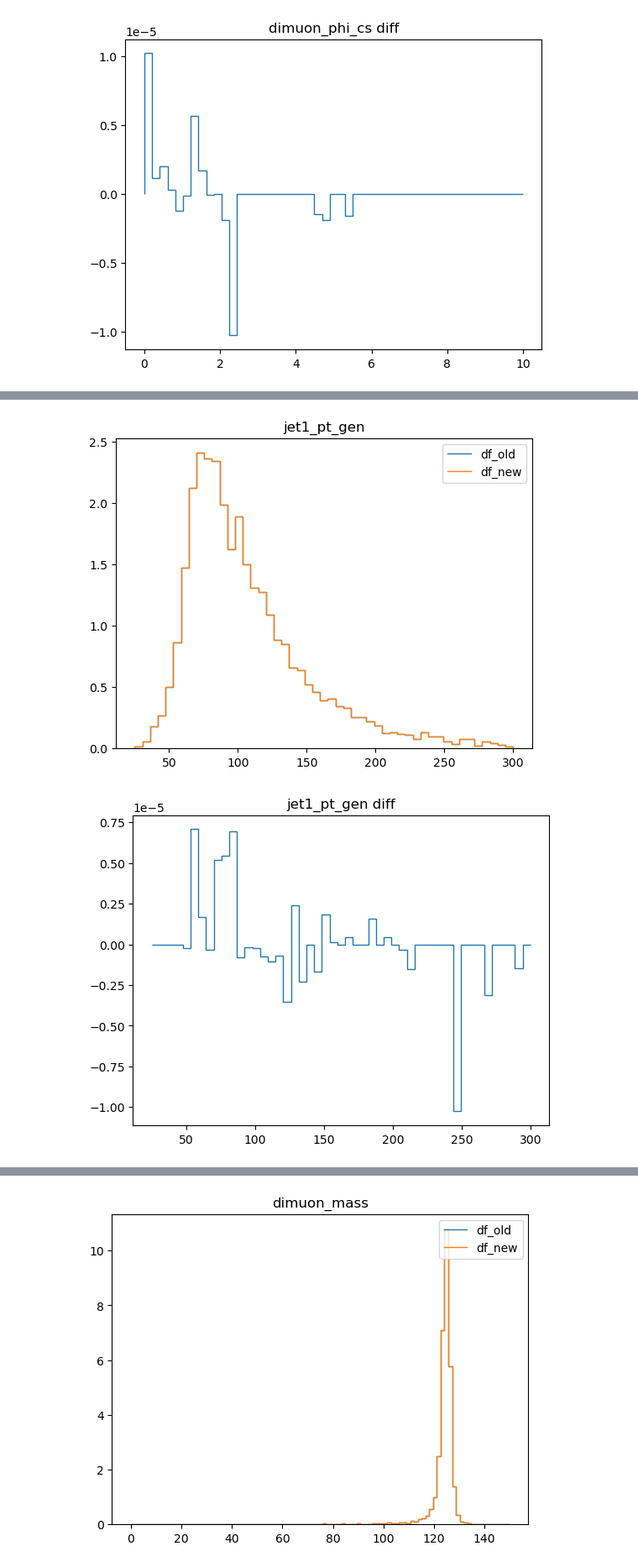
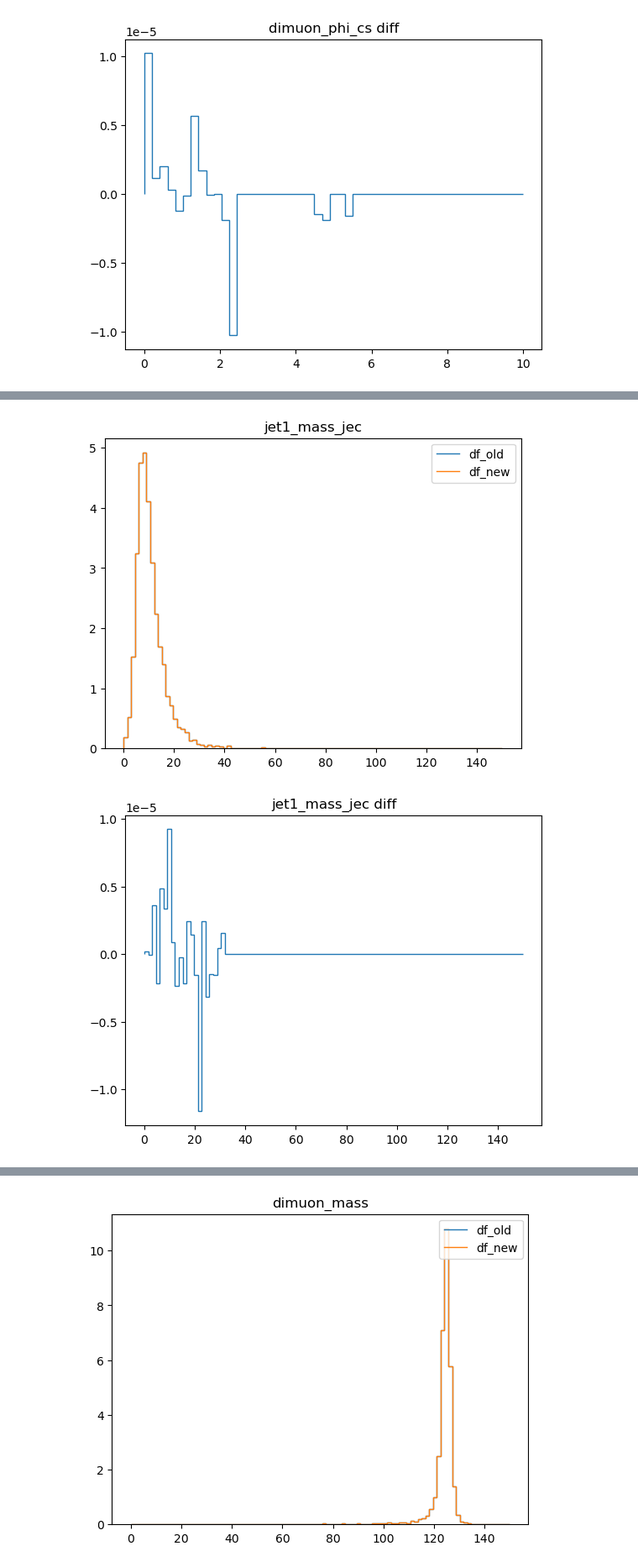
Before and after one commit to ram1123/copperheadV2, a Jupyter notebook: quick_tests/quick_validation_comparison.ipynb, the cells around one changed output, grey strips where cells are left out. Shown at 84% size. Drawn from its saved outputs; the diff is of its cells as text; code cells hidden in the pictures.

```diff
--- a/quick_tests/quick_validation_comparison.ipynb
+++ b/quick_tests/quick_validation_comparison.ipynb
@@ -312,13 +305,18 @@ entry
 0.0
 # %%
 binning_map = {
+    "jet1_pt_jec" : [25, 300, 50],
+    "jet1_mass_jec" : [0, 150, 100],
     "jet1_mass_raw" : [0, 150, 100],
     "jet1_pt_raw" : [25, 300, 50],
     "jet1_pt_gen" : [25, 300, 50],
     "jet1_rho" : [0, 50, 25],
     "jet1_area" : [0.2, 1, 50],
 }
-variables = ["jet1_mass_raw",
+variables = [
+    "jet1_pt_jec",
+    "jet1_mass_jec",
+    "jet1_mass_raw",
              "jet1_pt_gen",
 "jet1_pt_raw",
 "jet1_rho",
@@ -354,2 +352,2 @@ for var in variables:
-[figure, old version]
+[figure, new version]
-[figure, old version]
+[figure, new version]
```
Also changed, not shown: parts of 5 cells of this notebook, 2 other files.
